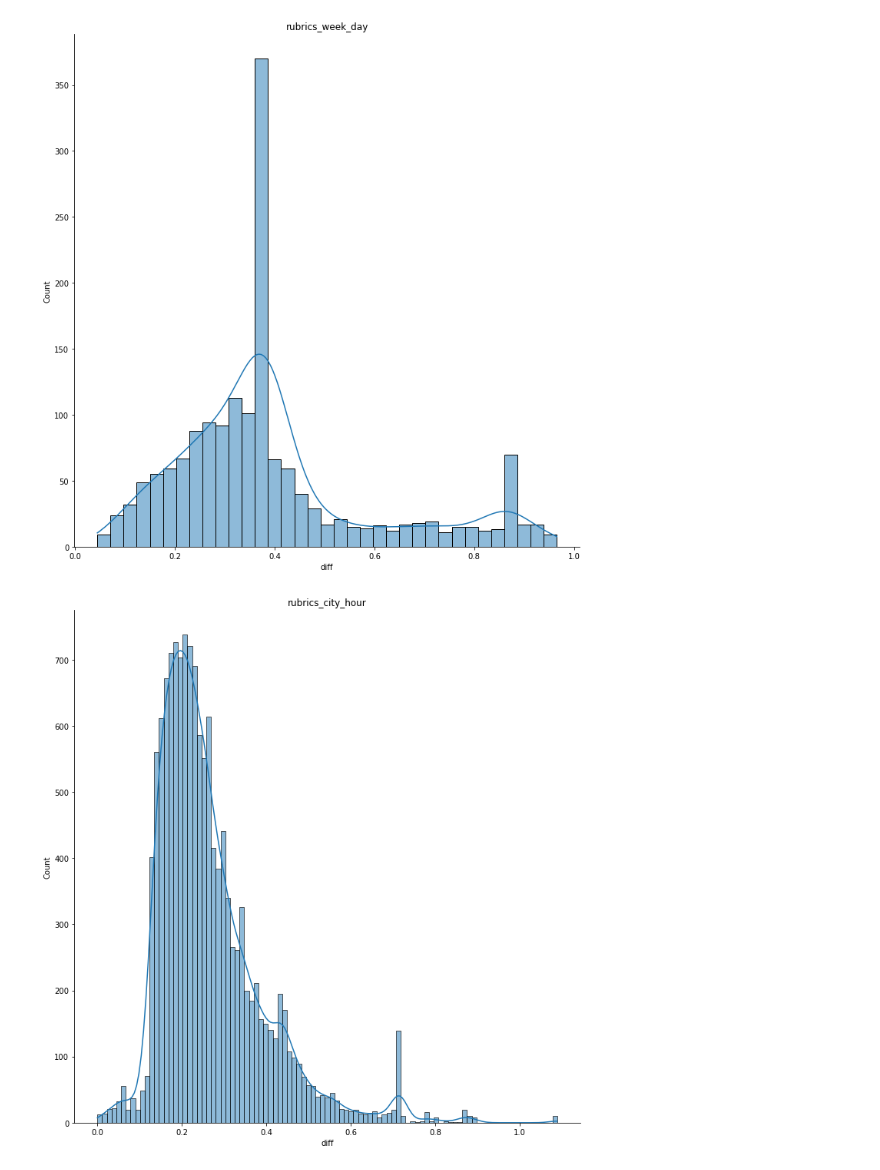
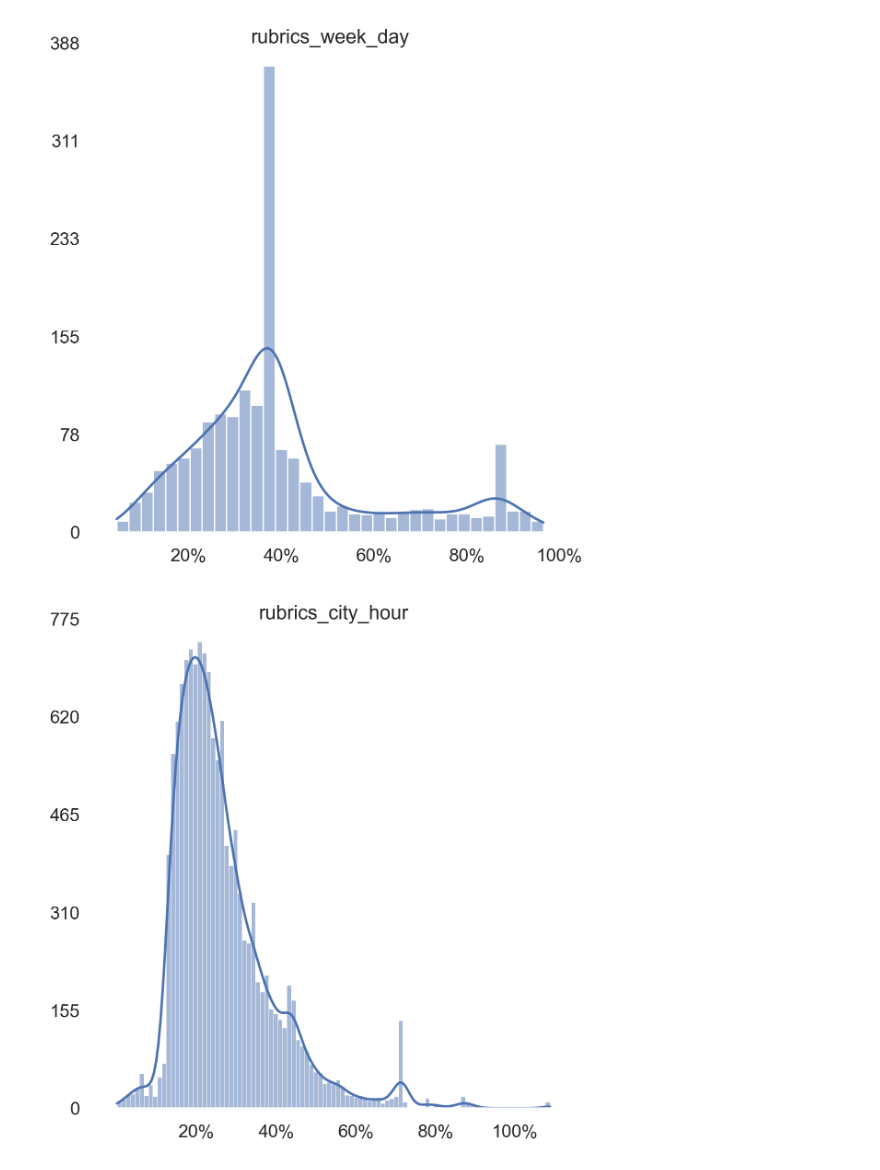
Before and after one commit to mamedovramil/Geoservice-data-analysis, a Jupyter notebook: run.ipynb, the cells around one changed output. Cells and saved outputs as stored; diff of their text form; code cells hidden in the pictures.

```diff
--- a/run.ipynb
+++ b/run.ipynb
@@ -129,18 +4,0 @@ writer.close()
-# %%
-path = f'files/ten_city/df_dates_rubrics_city.xlsx'
-writer = pd.ExcelWriter(path, engine = 'xlsxwriter')
-for col_r in tqdm(['hour_r', 'date_r', 'week_r', 'week_day_r']):
-    df_piv = spark.read.parquet(f'files/ten_city/df_dates_norm_{col_r}')
-    df_piv = df_piv.groupBy(["rubricName", "city"]).pivot(col_r).sum("cnt")
-
-    for i in [i for i in df_piv.columns if i!='city' and i!='rubricName']:
-        df_piv = df_piv.withColumnRenamed(i, 'c'+i.replace('-','_'))
-
-    df_piv_mean = df_piv.toPandas().mean()
-    df_piv_pd = df_piv.toPandas()
-    for i in range(df_piv_pd.shape[0]):
-        df_piv_pd.at[i, 'diff'] = abs(abs(df_piv_mean - df_piv_pd.iloc[i]).sum() / df_piv_mean.sum())
-    df_piv_pd = df_piv_pd[["rubricName", "city",'diff']]
-
-    df_piv_pd.to_excel(writer,index=False, sheet_name=col_r)
-writer.close()
@@ -155,12 +35,31 @@ file.split('\\')[-1].replace('.xlsx','')
 # %%
+def rounder(x,y):
+    return str(round(x))
+
+def prcnter(x,y):
+    if x == 0:
+        return ''
+    return str(round(x*100)) + '%'
+
 i = 0
 
 for file in dates:
     for col_r in ['hour_r', 'date_r', 'week_r', 'week_day_r']:
         xr = pd.read_excel(file, sheet_name=col_r)
         file_name = file.split('\\')[-1].replace('.xlsx','').replace('df_dates_','')
-        sns_plot = sns.displot(data=xr, x="diff", kde=True, height=10).set(title=f'{file_name}_{col_r}'.replace('_r',''))
+        sns_plot = sns.displot(data=xr, x="diff", kde=True)
+        sns.set(rc={'figure.figsize':(6.89,4.25), "figure.dpi": 2**8})
+        sns.set(rc={'axes.facecolor':'white', 'figure.facecolor':'white'})
+        fpath = Path(mpl.get_data_path(), r"C:\Users\Mamed\YandexDisk\_Documents\Проекты\2ГИС 2023\Лого\arialnarrow.ttf")
         fig = sns_plot.figure
+        ax = sns_plot.ax
+        ax.yaxis.set_major_formatter(FuncFormatter(rounder))
+        ax.xaxis.set_major_formatter(FuncFormatter(prcnter))
+        ax.yaxis.set_major_locator(ticker.LinearLocator(numticks=6))
+        ax.set_xlabel('')
+        ax.set_ylabel('')
+        ax.set_title(f'{file_name}_{col_r}'.replace('_r',''), y=0.98)
+
         i+=1
-        fig.savefig(f"pictures/ten_city/displot_{i}.png")
+        fig.savefig(f"pictures/ten_city/displot_{i:02}.png")
 # %% [output]
@@ -174,2 +73,2 @@ for file in dates:
-[figure, old version]
+[figure, new version]
-[figure, old version]
+[figure, new version]
```
Also changed, not shown: parts of 19 cells of this notebook, 4 other files.
